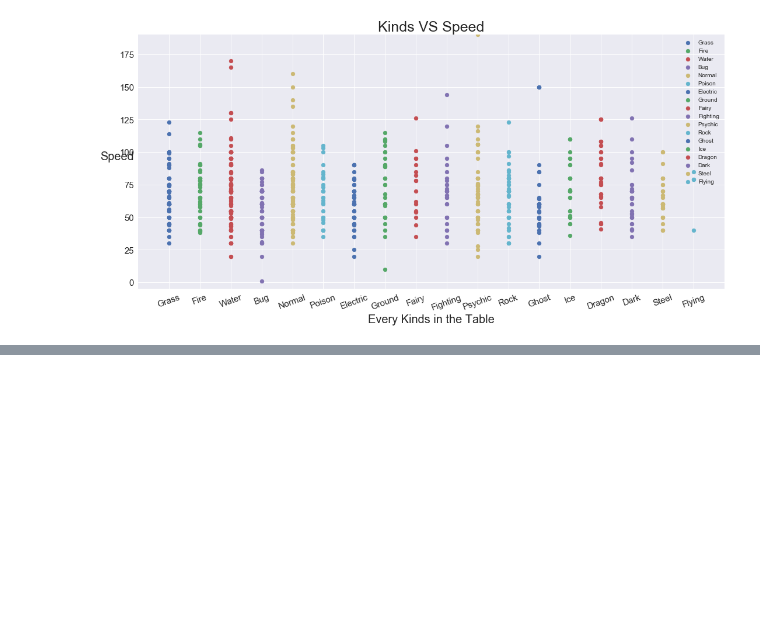
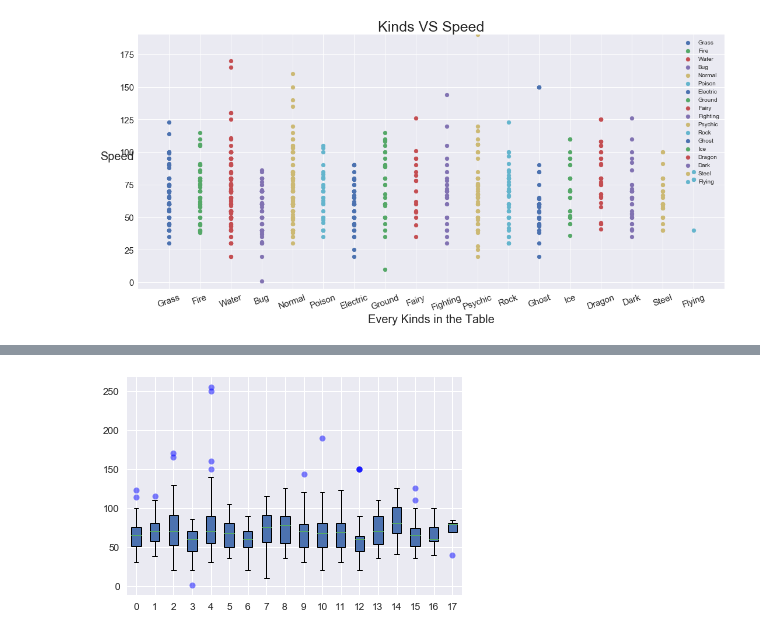
Before and after one commit to MissterHao/Pokemon-Prediction, a Jupyter notebook: Analisis.ipynb, the cells around one changed output, grey strips where cells are left out. Drawn from its saved outputs; the diff is of its cells as text; code cells hidden in the pictures; blank space fills up the shorter version.

```diff
--- a/Analisis.ipynb
+++ b/Analisis.ipynb
@@ -197,0 +247,21 @@ for fig_num,attr in enumerate(attribute):
+# %%
+df = pd.read_csv("data sets/Pokemon.csv").drop("Total",axis=1).drop("Legendary",axis=1).drop("Generation",axis=1).drop("#",axis=1).drop("Type 2",axis=1)
+df = df.drop("Name",axis=1)
+
+attribute = list(df.columns[1:])
+kinds = df['Type 1'].unique()
+
+X = np.full((len(Y)),i,dtype=float)
+All_to_plot = []
+
+for i,k in enumerate(kinds):
+    Y = data_frame.loc[data_frame["Type 1"]==k]['HP']
+    All_to_plot.append(Y)
+
+bp = plt.boxplot(All_to_plot,sym='ob',positions=xrange(0,len(kinds)),patch_artist=True)
+for flier in bp['fliers']:
+    flier.set(marker='o', color='#e7298a', alpha=0.5)
+
+plt.show()
+# %% [output]
+[figure, added]
```
Also changed, not shown: parts of 3 cells of this notebook, 6 other files.
